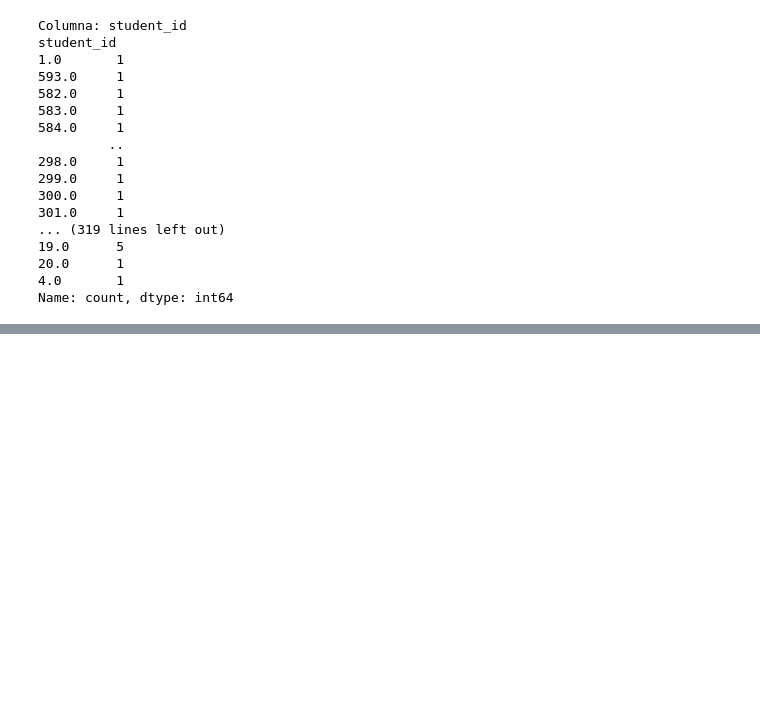
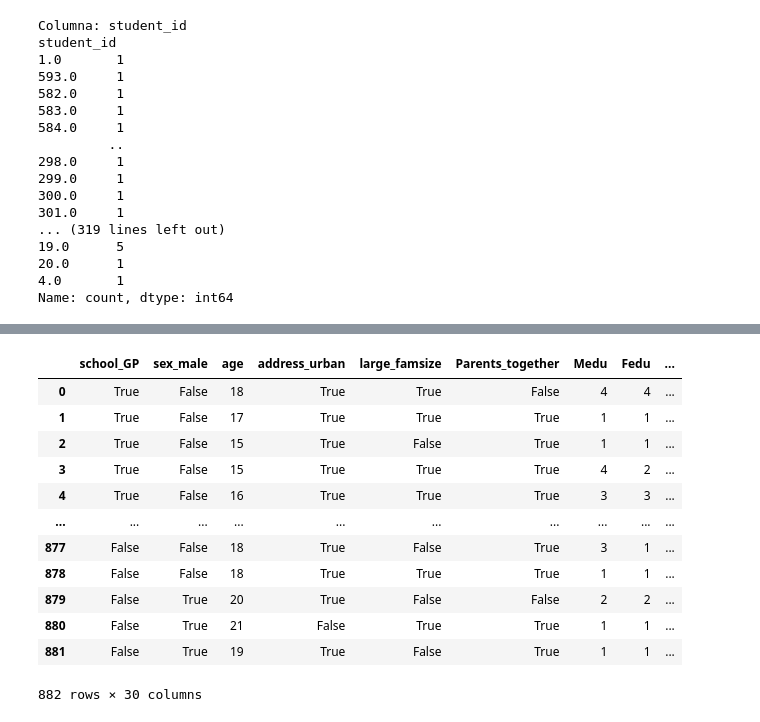
Before and after one commit to datasilvia/Academic_performance_case_study, a Jupyter notebook: limpito.ipynb, the cells around one changed output, grey strips where cells are left out. Saved outputs shown, nothing was run; the diff lists cells and outputs as text; code cells hidden in the pictures; blank space fills up the shorter version.

```diff
--- a/limpito.ipynb
+++ b/limpito.ipynb
@@ -152,0 +259,19 @@ df_combined['famsize_GT3'] = df_combined['famsize_GT3'].replace({'GT3': 'yes', '
+# %%
+df_ML['math_pass'] = np.where(df_ML['math_score'].isnull(), np.nan, df_ML['math_score'] > 9)
+df_ML['por_pass'] = np.where(df_ML['por_score'].isnull(), np.nan, df_ML['por_score'] > 9)
+
+df_ML
+# %% [output]
+|  | school_GP | sex_male | age | address_urban | large_famsize | Parents_together | Medu | Fedu | ... |
+| 0 | True | False | 18 | True | True | False | 4 | 4 | ... |
+| 1 | True | False | 17 | True | True | True | 1 | 1 | ... |
+| 2 | True | False | 15 | True | False | True | 1 | 1 | ... |
+| 3 | True | False | 15 | True | True | True | 4 | 2 | ... |
+| 4 | True | False | 16 | True | True | True | 3 | 3 | ... |
+| ... | ... | ... | ... | ... | ... | ... | ... | ... | ... |
+| 877 | False | False | 18 | True | False | True | 3 | 1 | ... |
+| 878 | False | False | 18 | True | True | True | 1 | 1 | ... |
+| 879 | False | True | 20 | True | False | False | 2 | 2 | ... |
+| 880 | False | True | 21 | False | True | True | 1 | 1 | ... |
+| 881 | False | True | 19 | True | False | True | 1 | 1 | ... |
+882 rows × 30 columns
```
Also changed, not shown: parts of 10 cells of this notebook.
